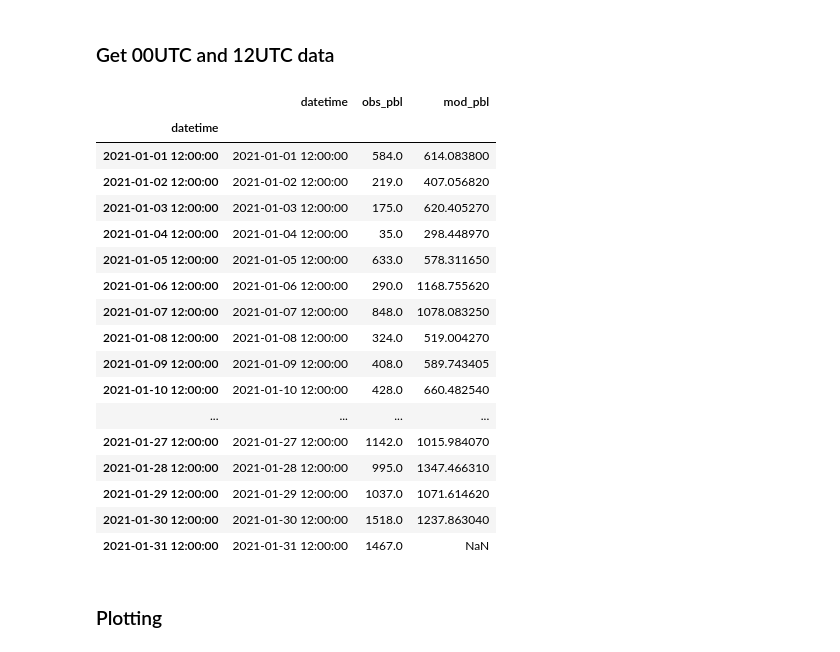
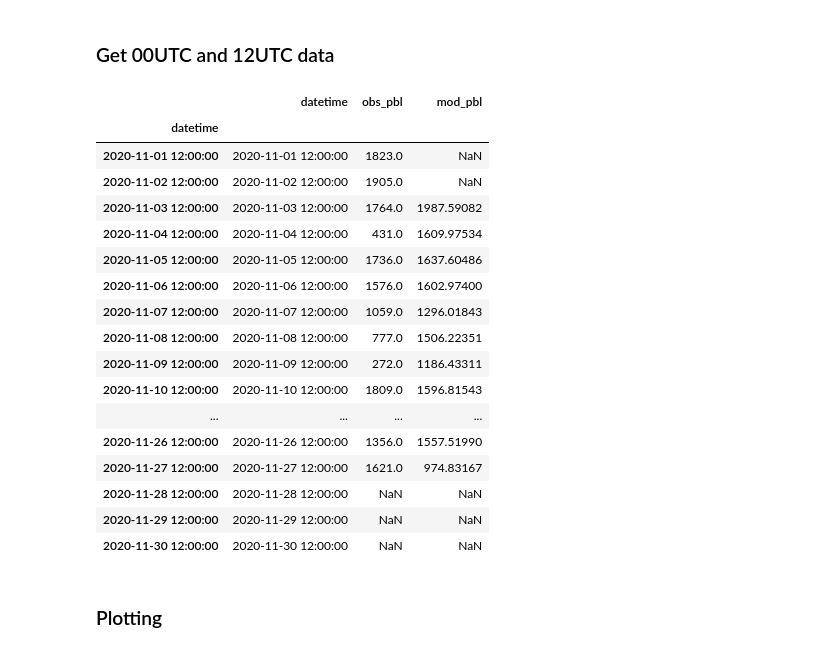
Before and after one commit to adisen99/srfp, a Jupyter notebook: delhi/pblh_delhi.ipynb, the cells around one changed output. Drawn from its saved outputs; the diff is of its cells as text; code cells hidden in the pictures.

```diff
--- a/delhi/pblh_delhi.ipynb
+++ b/delhi/pblh_delhi.ipynb
@@ -125,26 +125,26 @@ dfdec12 = dfdec12.interpolate(method='time', limit_area='inside')
 dfjan00 = dfjan00.interpolate(method='time', limit_area='inside')
 dfjan12 = dfjan12.interpolate(method='time', limit_area='inside')
 # %%
-dfjan12
+dfnov12
 # %% [output]
 |  | datetime | obs_pbl | mod_pbl |
 | datetime |  |  |  |
-| 2021-01-01 12:00:00 | 2021-01-01 12:00:00 | 584.0 | 614.083800 |
-| 2021-01-02 12:00:00 | 2021-01-02 12:00:00 | 219.0 | 407.056820 |
-| 2021-01-03 12:00:00 | 2021-01-03 12:00:00 | 175.0 | 620.405270 |
-| 2021-01-04 12:00:00 | 2021-01-04 12:00:00 | 35.0 | 298.448970 |
-| 2021-01-05 12:00:00 | 2021-01-05 12:00:00 | 633.0 | 578.311650 |
-| 2021-01-06 12:00:00 | 2021-01-06 12:00:00 | 290.0 | 1168.755620 |
-| 2021-01-07 12:00:00 | 2021-01-07 12:00:00 | 848.0 | 1078.083250 |
-| 2021-01-08 12:00:00 | 2021-01-08 12:00:00 | 324.0 | 519.004270 |
-| 2021-01-09 12:00:00 | 2021-01-09 12:00:00 | 408.0 | 589.743405 |
-| 2021-01-10 12:00:00 | 2021-01-10 12:00:00 | 428.0 | 660.482540 |
+| 2020-11-01 12:00:00 | 2020-11-01 12:00:00 | 1823.0 | NaN |
+| 2020-11-02 12:00:00 | 2020-11-02 12:00:00 | 1905.0 | NaN |
+| 2020-11-03 12:00:00 | 2020-11-03 12:00:00 | 1764.0 | 1987.59082 |
+| 2020-11-04 12:00:00 | 2020-11-04 12:00:00 | 431.0 | 1609.97534 |
+| 2020-11-05 12:00:00 | 2020-11-05 12:00:00 | 1736.0 | 1637.60486 |
+| 2020-11-06 12:00:00 | 2020-11-06 12:00:00 | 1576.0 | 1602.97400 |
+| 2020-11-07 12:00:00 | 2020-11-07 12:00:00 | 1059.0 | 1296.01843 |
+| 2020-11-08 12:00:00 | 2020-11-08 12:00:00 | 777.0 | 1506.22351 |
+| 2020-11-09 12:00:00 | 2020-11-09 12:00:00 | 272.0 | 1186.43311 |
+| 2020-11-10 12:00:00 | 2020-11-10 12:00:00 | 1809.0 | 1596.81543 |
 | ... | ... | ... | ... |
-| 2021-01-27 12:00:00 | 2021-01-27 12:00:00 | 1142.0 | 1015.984070 |
-| 2021-01-28 12:00:00 | 2021-01-28 12:00:00 | 995.0 | 1347.466310 |
-| 2021-01-29 12:00:00 | 2021-01-29 12:00:00 | 1037.0 | 1071.614620 |
-| 2021-01-30 12:00:00 | 2021-01-30 12:00:00 | 1518.0 | 1237.863040 |
-| 2021-01-31 12:00:00 | 2021-01-31 12:00:00 | 1467.0 | NaN |
+| 2020-11-26 12:00:00 | 2020-11-26 12:00:00 | 1356.0 | 1557.51990 |
+| 2020-11-27 12:00:00 | 2020-11-27 12:00:00 | 1621.0 | 974.83167 |
+| 2020-11-28 12:00:00 | 2020-11-28 12:00:00 | NaN | NaN |
+| 2020-11-29 12:00:00 | 2020-11-29 12:00:00 | NaN | NaN |
+| 2020-11-30 12:00:00 | 2020-11-30 12:00:00 | NaN | NaN |
 # %% [markdown]
 ### Plotting
 # %%
```
Also changed, not shown: parts of 14 cells of this notebook, 5 other files.
